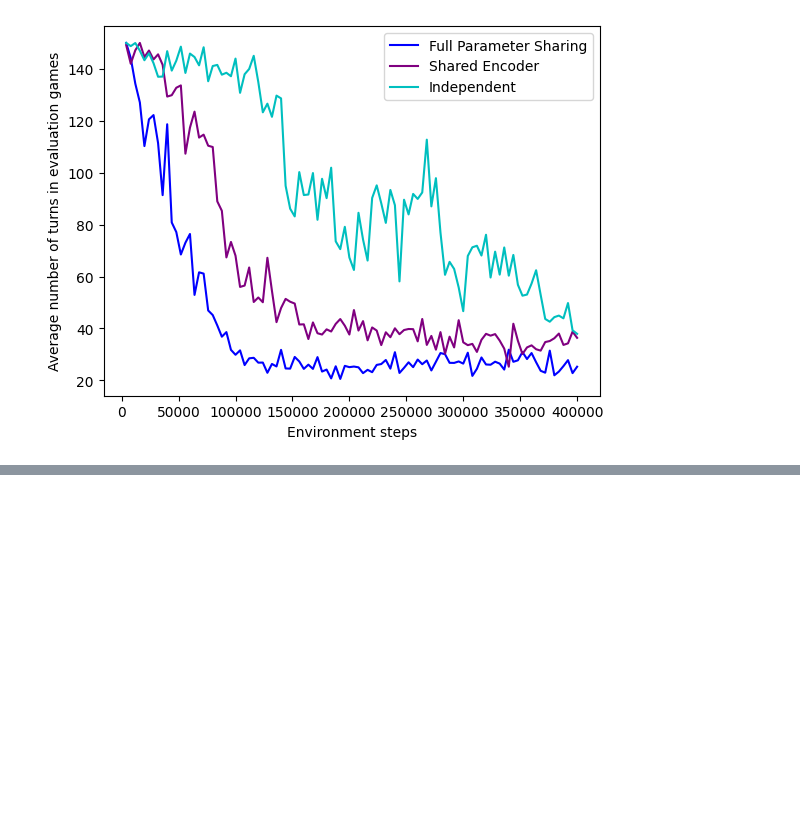
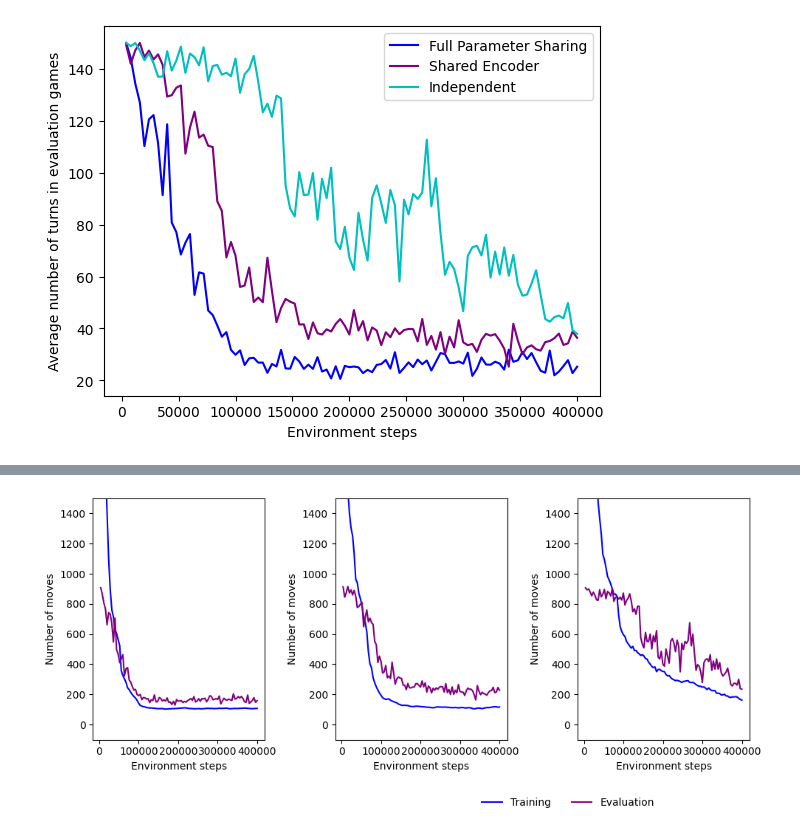
Before and after one commit to noahadhikari/pettingzoo-chinese-checkers, a Jupyter notebook: analysis/plots.ipynb, the cells around one changed output, grey strips where cells are left out. Drawn from its saved outputs; the diff is of its cells as text; code cells hidden in the pictures; blank space fills up the shorter version.

```diff
--- a/analysis/plots.ipynb
+++ b/analysis/plots.ipynb
@@ -51,0 +80,29 @@ plt.savefig("plots/game_length.png")
+# %%
+fig, ax = plt.subplots(1, 3, figsize=(10, 4))
+ax[0].plot(full_sharing_train_df["env_steps"], full_sharing_train_df["episode_len_mean"], label="Training", c="b")
+ax[0].plot(full_sharing_train_df["env_steps"], full_sharing_eval_df["eval_average_moves"], label="Evaluation", c="purple")
+ax[0].set_xlabel("Environment steps")
+ax[0].set_ylabel("Number of moves")
+ax[0].set_xticks([100000 * i for i in range(5)])
+ax[0].set_ylim(-100, 1500)
+
+ax[1].plot(shared_encoder_train_df["env_steps"], shared_encoder_train_df["episode_len_mean"], label="Training", c="b")
+ax[1].plot(shared_encoder_train_df["env_steps"], shared_encoder_eval_df["eval_average_moves"], label="Evaluation", c="purple")
+ax[1].set_xlabel("Environment steps")
+ax[1].set_ylabel("Number of moves")
+ax[1].set_xticks([100000 * i for i in range(5)])
+ax[1].set_ylim(-100, 1500)
+
+ax[2].plot(independent_train_df["env_steps"], independent_train_df["episode_len_mean"], label="Training", c="b")
+ax[2].plot(independent_train_df["env_steps"], independent_eval_df["eval_average_moves"], label="Evaluation", c="purple")
+ax[2].set_xlabel("Environment steps")
+ax[2].set_ylabel("Number of moves")
+ax[2].set_xticks([100000 * i for i in range(5)])
+ax[2].set_ylim(-100, 1500)
+
+plt.tight_layout()
+plt.legend(bbox_to_anchor=(0.5, -0.2), ncol=3, frameon=False)
+
+plt.savefig("plots/win_rate_game_length.png")
+# %% [output]
+[figure, added]
```
Also changed, not shown: parts of 1 cell of this notebook, 9 other files.
